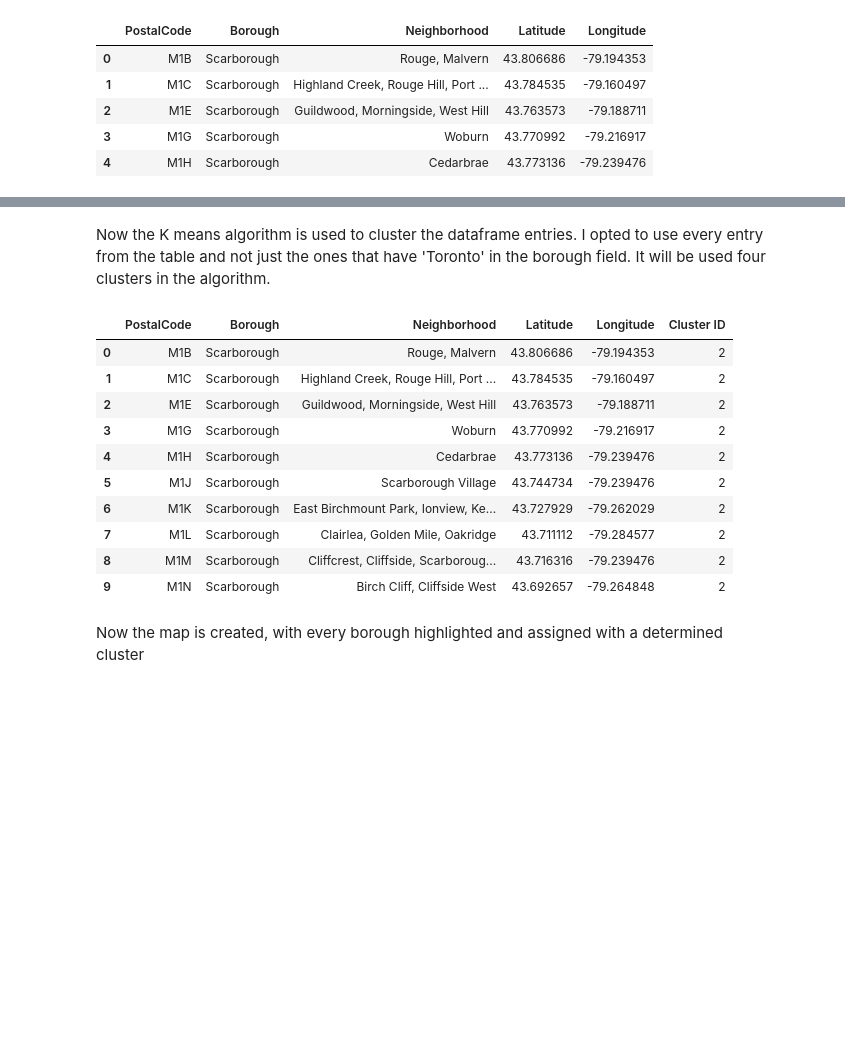
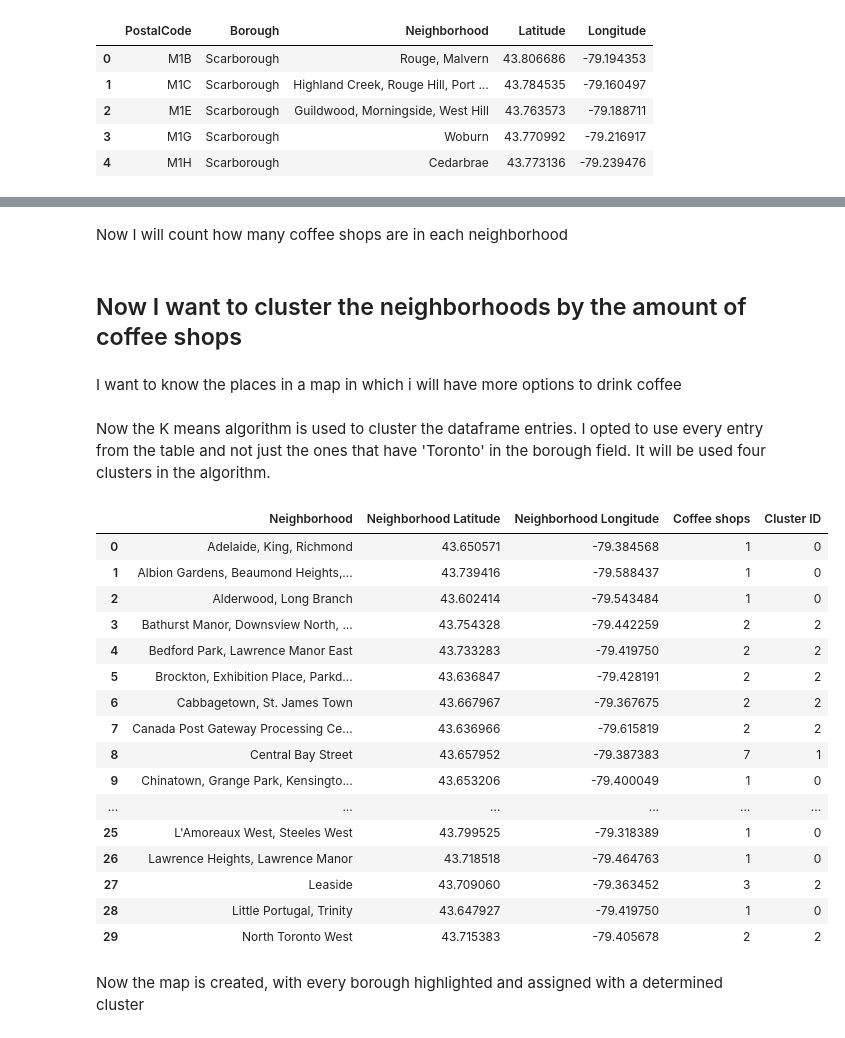
Before and after one commit to MatheusCH89/Coursera_Capstone, a Jupyter notebook: Clustering Toronto Boroughs.ipynb, the cells around one changed output, grey strips where cells are left out. Saved outputs shown, nothing was run; the diff lists cells and outputs as text; code cells hidden in the pictures; blank space fills up the shorter version.

```diff
--- a/Clustering Toronto Boroughs.ipynb
+++ b/Clustering Toronto Boroughs.ipynb
@@ -45,0 +48,5 @@ df_postal.head()
+# %%
+CLIENT_ID = 'BDY4WQB5QWKM2ESW5IPRHY3SX0MCEDGDP4FBDDIABQF0WHS4' # your Foursquare ID
+CLIENT_SECRET = 'YSIK45TZZKLCUI0COWRGDTCB0JJL4QXJ30JZBLCVEY3ZTJKK' # your Foursquare Secret
+VERSION = '20180605' # Foursquare API version
+LIMIT = 30
@@ -45,0 +95,3 @@ df_postal.head()
+# %%
+venues = getNearbyVenues(df_postal['Neighborhood'],df_postal['Latitude'],df_postal['Longitude'],500)
+venues.head(40)
@@ -45,0 +118,4 @@ df_postal.head()
+# %%
+venuesCoffee = venues.loc[venues['Venue Category'] == 'Coffee Shop']
+coffeeFreq = venuesCoffee.groupby(['Neighborhood','Neighborhood Latitude','Neighborhood Longitude'])['Venue Category'].agg({'Coffee shops':'count'})
+coffeeFreq.reset_index()
@@ -46,31 +142,43 @@ df_postal.head()
+# %% [markdown]
+Now I will count how many coffee shops are in each neighborhood
+# %% [markdown]
+## Now I want to cluster the neighborhoods by the amount of coffee shops
+# %% [markdown]
+I want to know the places in a map in which i will have more options to drink coffee
 # %% [markdown]
 Now the K means algorithm is used to cluster the dataframe entries. I opted to use every entry from the table and not just the ones that have 'Toronto' in the borough field.
 It will be used four clusters in the algorithm.
 # %%
 # set number of clusters
-kclusters = 4
+kclusters = 3
 
 # run k-means clustering
-kmeans = KMeans(n_clusters=kclusters, random_state=0).fit(df_postal[['Latitude','Longitude']])
+kmeans = KMeans(n_clusters=kclusters, random_state=0).fit(coffeeFreq[['Coffee shops']])
 
 # check cluster labels generated for each row in the dataframe
 #kmeans.labels_[0:10]
 
-df_kPostal = df_postal
-df_kPostal['Cluster ID'] = kmeans.labels_
-df_kPostal.head(10)
+coffeeFreq['Cluster ID'] = kmeans.labels_
+coffeeFreq = coffeeFreq.reset_index()
+coffeeFreq.head(30)
 # %% [output]
-|  | PostalCode | Borough | Neighborhood | Latitude | Longitude | Cluster ID |
-| 0 | M1B | Scarborough | Rouge, Malvern | 43.806686 | -79.194353 | 2 |
-| 1 | M1C | Scarborough | Highland Creek, Rouge Hill, Port ... | 43.784535 | -79.160497 | 2 |
-| 2 | M1E | Scarborough | Guildwood, Morningside, West Hill | 43.763573 | -79.188711 | 2 |
-| 3 | M1G | Scarborough | Woburn | 43.770992 | -79.216917 | 2 |
-| 4 | M1H | Scarborough | Cedarbrae | 43.773136 | -79.239476 | 2 |
-| 5 | M1J | Scarborough | Scarborough Village | 43.744734 | -79.239476 | 2 |
-| 6 | M1K | Scarborough | East Birchmount Park, Ionview, Ke... | 43.727929 | -79.262029 | 2 |
-| 7 | M1L | Scarborough | Clairlea, Golden Mile, Oakridge | 43.711112 | -79.284577 | 2 |
-| 8 | M1M | Scarborough | Cliffcrest, Cliffside, Scarboroug... | 43.716316 | -79.239476 | 2 |
-| 9 | M1N | Scarborough | Birch Cliff, Cliffside West | 43.692657 | -79.264848 | 2 |
+|  | Neighborhood | Neighborhood Latitude | Neighborhood Longitude | Coffee shops | Cluster ID |
+| 0 | Adelaide, King, Richmond | 43.650571 | -79.384568 | 1 | 0 |
+| 1 | Albion Gardens, Beaumond Heights,... | 43.739416 | -79.588437 | 1 | 0 |
+| 2 | Alderwood, Long Branch | 43.602414 | -79.543484 | 1 | 0 |
+| 3 | Bathurst Manor, Downsview North, ... | 43.754328 | -79.442259 | 2 | 2 |
+| 4 | Bedford Park, Lawrence Manor East | 43.733283 | -79.419750 | 2 | 2 |
+| 5 | Brockton, Exhibition Place, Parkd... | 43.636847 | -79.428191 | 2 | 2 |
+| 6 | Cabbagetown, St. James Town | 43.667967 | -79.367675 | 2 | 2 |
+| 7 | Canada Post Gateway Processing Ce... | 43.636966 | -79.615819 | 2 | 2 |
+| 8 | Central Bay Street | 43.657952 | -79.387383 | 7 | 1 |
+| 9 | Chinatown, Grange Park, Kensingto... | 43.653206 | -79.400049 | 1 | 0 |
+| ... | ... | ... | ... | ... | ... |
+| 25 | L'Amoreaux West, Steeles West | 43.799525 | -79.318389 | 1 | 0 |
+| 26 | Lawrence Heights, Lawrence Manor | 43.718518 | -79.464763 | 1 | 0 |
+| 27 | Leaside | 43.709060 | -79.363452 | 3 | 2 |
+| 28 | Little Portugal, Trinity | 43.647927 | -79.419750 | 1 | 0 |
+| 29 | North Toronto West | 43.715383 | -79.405678 | 2 | 2 |
 # %% [markdown]
 Now the map is created, with every borough highlighted and assigned with a determined cluster
 # %%
```
Also changed, not shown: parts of 7 cells of this notebook.
